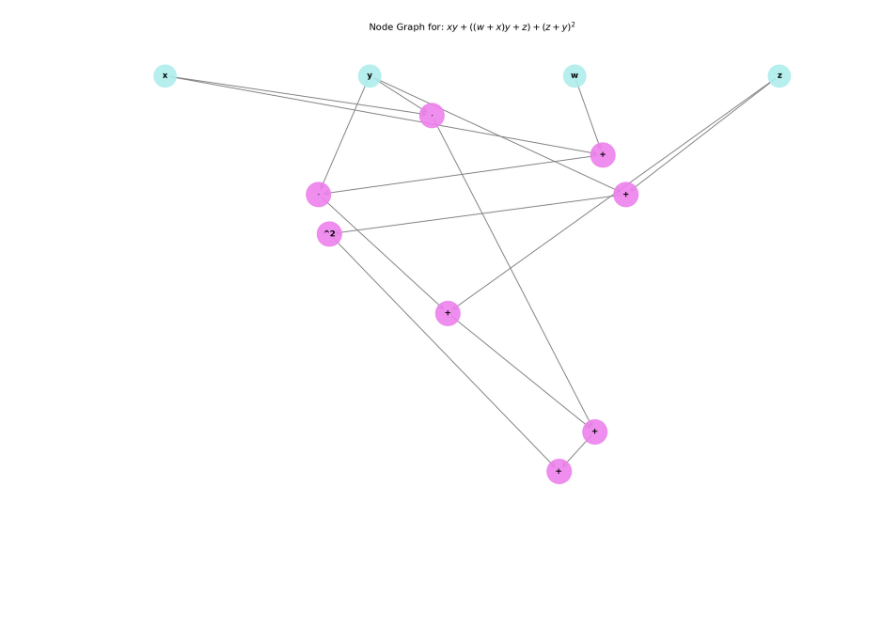
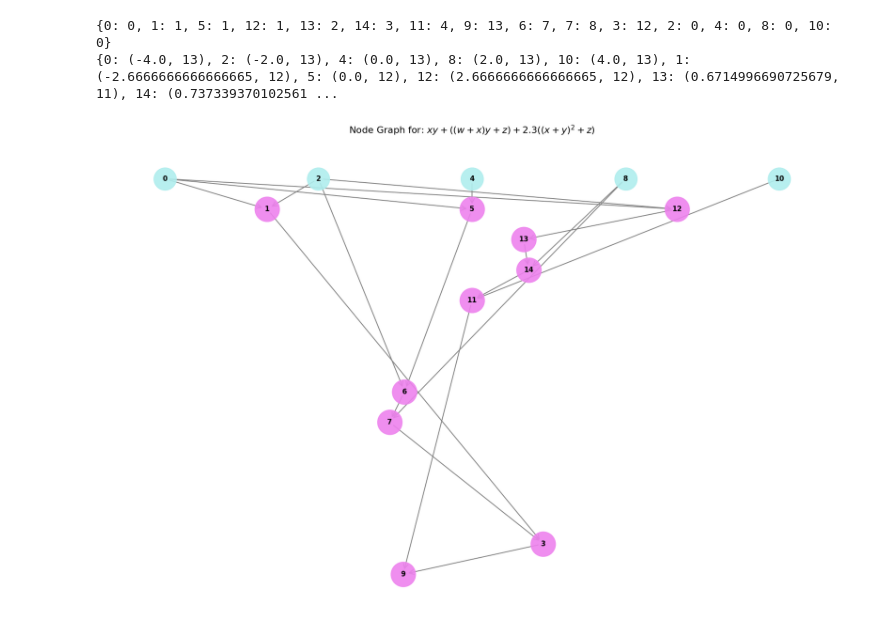
Before and after one commit to PabloABakker/BAP, a Jupyter notebook: Hardware/DataFlowModel.ipynb, the cells around one changed output. Drawn from its saved outputs; the diff is of its cells as text; code cells hidden in the pictures; blank space fills up the shorter version.

```diff
--- a/Hardware/DataFlowModel.ipynb
+++ b/Hardware/DataFlowModel.ipynb
@@ -164,7 +164,8 @@ def stage_levels(G, node):
                         levels[i] = layer
 
                     queue.append(i)
-                    layer += 1
+                layer += 1
+    print(levels)
     return levels
 
 def math_levels(G, root):
@@ -238,6 +239,8 @@ def custom_layout(G, root):
                 x = x_start + i * (max_span/num_nodes)
                 y = max_level - level
                 pos[node] = (x, y)
+    print(pos)
+
     return pos
 
 
@@ -259,35 +262,37 @@ def visualize_polynomial(polynomial_str):
 
     nx.draw_networkx_nodes(graph, pos, nodelist=operation_nodes,
                         node_size=1800, node_color='violet', alpha=0.9)
 
     nx.draw_networkx_nodes(graph, pos, nodelist=value_nodes,
                         node_size=1500, node_color='paleturquoise', alpha=0.9)
 
     nx.draw_networkx_edges(graph, pos, arrows=True, arrowstyle='->',
                           arrowsize=20, width=1.5, edge_color='gray')
 
     node_id_labels = {node: str(node) for node in graph.nodes()}
-    #nx.draw_networkx_labels(graph, pos, labels=node_id_labels, font_size=12, font_weight='bold')
-    nx.draw_networkx_labels(graph, pos, labels=node_labels, font_size=14, font_weight='bold')
+    nx.draw_networkx_labels(graph, pos, labels=node_id_labels, font_size=12, font_weight='bold')
+    #nx.draw_networkx_labels(graph, pos, labels=node_labels, font_size=14, font_weight='bold')
 
     plt.title(f"Node Graph for: ${(polynomial_str.replace('**', '^')).replace('*', '')}$", fontsize=16)
     plt.axis('off')
     plt.tight_layout()
     plt.show()
 
     return graph, root_id
 
 
 #user_input = input("\nEnter a polynomial: ")
 user_input = "x^2 + 4*x^2 + 5.3*((x*y) + z) + 1.01*(x+z) + 1.3*(x+ y) + 2.1*((x+y)^2 + z)"
 #user_input = "3.2*(x*(4.2*(x*1.2*(x+1)+2)+4)+5)"
-user_input = "x*y + ((w+x)*y + z) + (z+y)^2"
+user_input = "x*y + ((w+x)*y + z) + 2.3*((x+y)^2 + z)"
 # user_input = "z^2 + (w+x)*y + z"
 # user_input = "(z+1)*z + (w+x)*y"
 
 if user_input.strip():
     user_input = user_input.replace('^', '**')
     G, root = visualize_polynomial(user_input)
 # %% [output]
+{0: 0, 1: 1, 5: 1, 12: 1, 13: 2, 14: 3, 11: 4, 9: 13, 6: 7, 7: 8, 3: 12, 2: 0, 4: 0, 8: 0, 10: 0}
+{0: (-4.0, 13), 2: (-2.0, 13), 4: (0.0, 13), 8: (2.0, 13), 10: (4.0, 13), 1: (-2.6666666666666665, 12), 5: (0.0, 12), 12: (2.6666666666666665, 12), 13: (0.6714996690725679, 11), 14: (0.737339370102561 ...
-[figure, old version]
+[figure, new version]
 # %%
```
Also changed, not shown: parts of 2 cells of this notebook.
